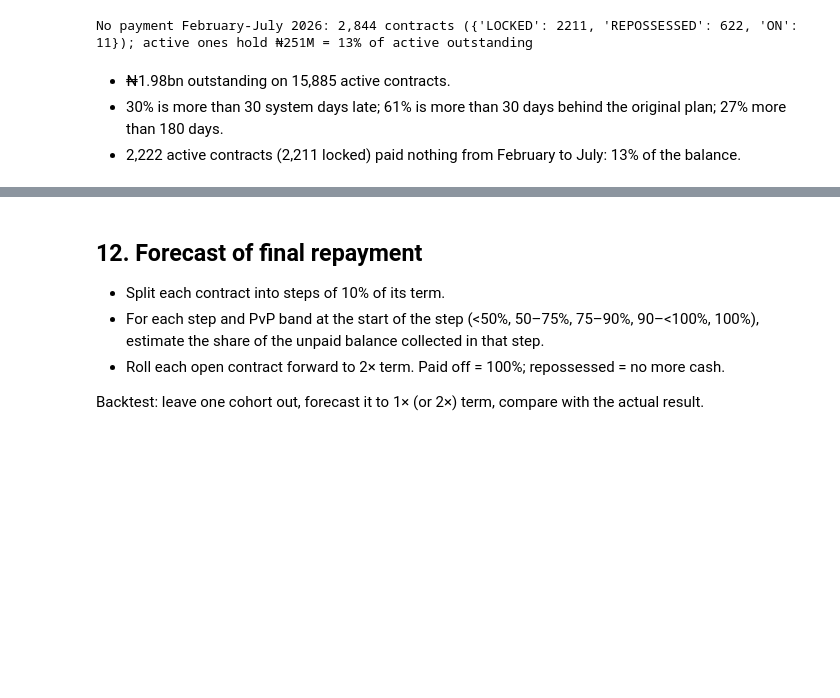
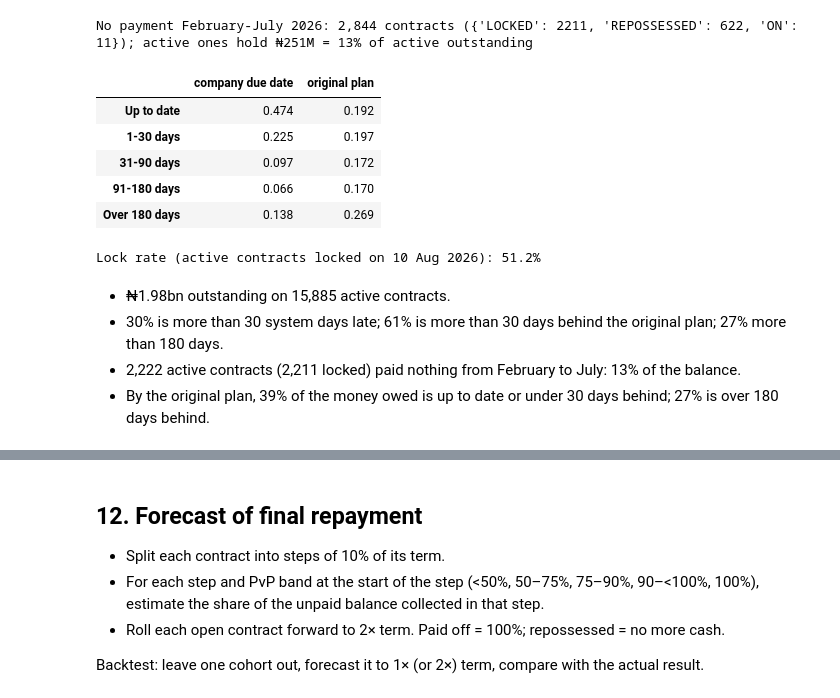
Before and after one commit to chilalaabubakar/EDA, a Jupyter notebook: case_study_5_paygo/PAYGo_Investment_Analysis.ipynb, the cells around one changed output, grey strips where cells are left out. Saved outputs shown, nothing was run; the diff lists cells and outputs as text; code cells hidden in the pictures; blank space fills up the shorter version.

```diff
--- a/case_study_5_paygo/PAYGo_Investment_Analysis.ipynb
+++ b/case_study_5_paygo/PAYGo_Investment_Analysis.ipynb
@@ -1087,7 +1087,27 @@ Active contracts 15,885; outstanding ₦1,976M; cumulative arrears ₦806M
 | PAR, system days past due | 0.302 | 0.204 | 0.138 |
 | PAR, original-schedule arrears | 0.611 | 0.439 | 0.269 |
 No payment February-July 2026: 2,844 contracts ({'LOCKED': 2211, 'REPOSSESSED': 622, 'ON': 11}); active ones hold ₦251M = 13% of active outstanding
+# %%
+# arrears buckets: share of the money owed, by days behind
+bins = [-1, 0, 30, 90, 180, np.inf]
+bucket_labels = ["Up to date", "1-30 days", "31-90 days", "91-180 days", "Over 180 days"]
+buckets = pd.DataFrame({
+    "company due date": book.groupby(pd.cut(book["system_days"], bins, labels=bucket_labels), observed=False)["outstanding"].sum(),
+    "original plan": book.groupby(pd.cut(book["arrears_days"], bins, labels=bucket_labels), observed=False)["outstanding"].sum(),
+}) / book["outstanding"].sum()
+display(save_table(buckets, "arrears_buckets"))
+lock_rate = (book["contract_status"] == "LOCKED").mean()
+print(f"Lock rate (active contracts locked on 10 Aug 2026): {lock_rate:.1%}")
+# %% [output]
+|  | company due date | original plan |
+| Up to date | 0.474 | 0.192 |
+| 1-30 days | 0.225 | 0.197 |
+| 31-90 days | 0.097 | 0.172 |
+| 91-180 days | 0.066 | 0.170 |
+| Over 180 days | 0.138 | 0.269 |
+Lock rate (active contracts locked on 10 Aug 2026): 51.2%
 # %% [markdown]
 - ₦1.98bn outstanding on 15,885 active contracts.
 - 30% is more than 30 system days late; 61% is more than 30 days behind the original plan; 27% more than 180 days.
 - 2,222 active contracts (2,211 locked) paid nothing from February to July: 13% of the balance.
+- By the original plan, 39% of the money owed is up to date or under 30 days behind; 27% is over 180 days behind.
```
Also changed, not shown: parts of 6 cells of this notebook, 5 other files.
